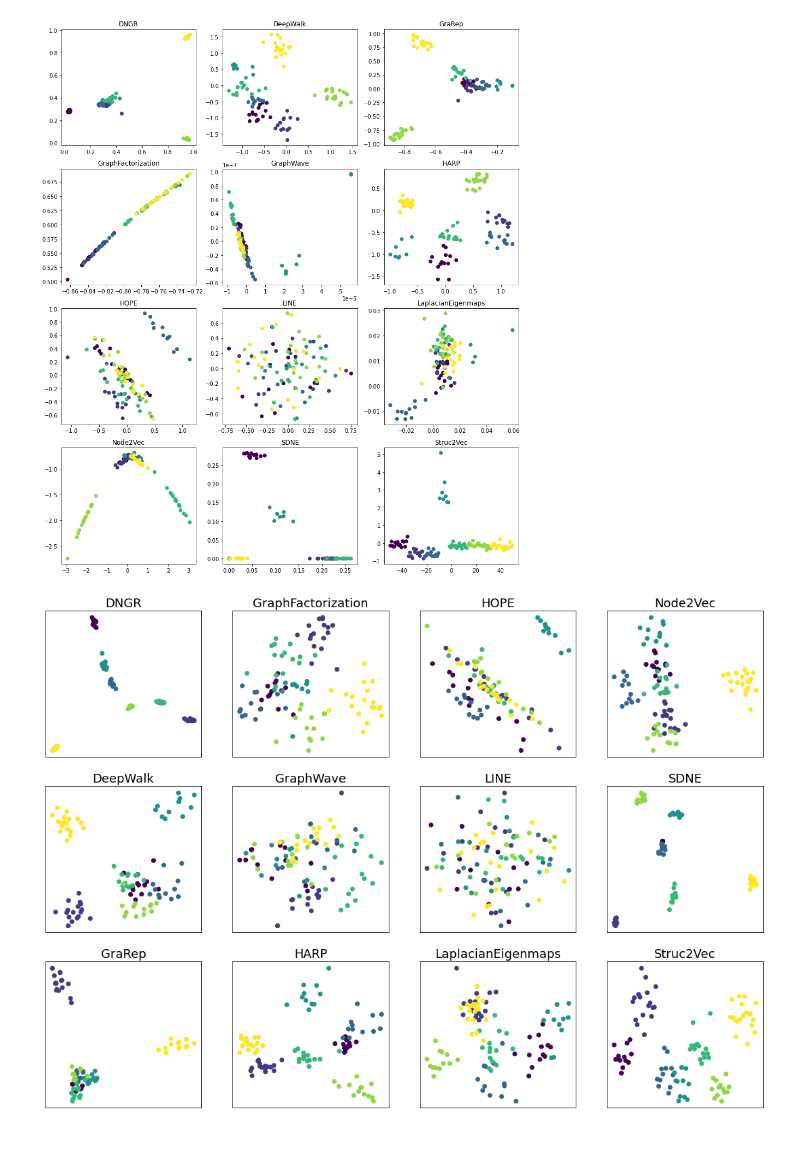
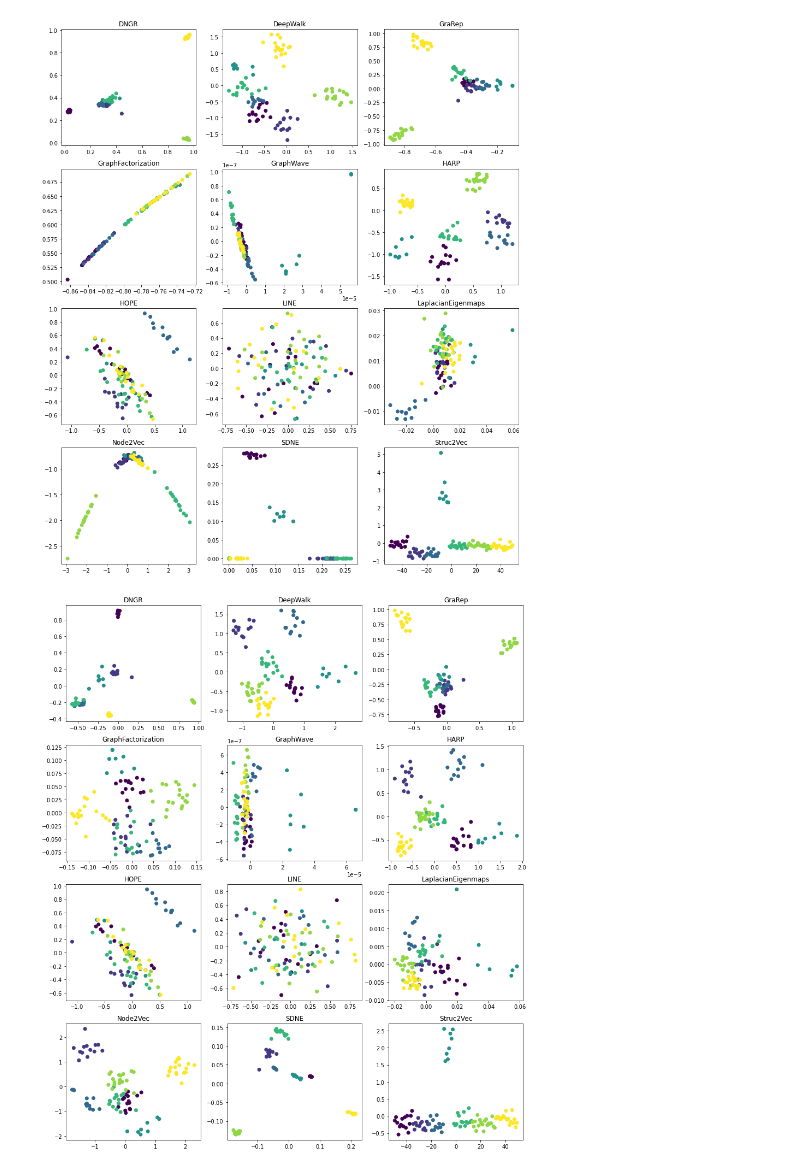
Before and after one commit to lukaszbrzozowski/ReLeGy, a Jupyter notebook: Analysis/SyntheticGraphsAnalysis.ipynb, the cells around one changed output. Cells and saved outputs as stored; diff of their text form; code cells hidden in the pictures; blank space fills up the shorter version.

```diff
--- a/Analysis/SyntheticGraphsAnalysis.ipynb
+++ b/Analysis/SyntheticGraphsAnalysis.ipynb
@@ -19,7 +18,7 @@ import sys
 def get_embedding_methods_iterable():
     return filter(lambda x: x[0][:2] != "__", inspect.getmembers(sys.modules['relegy.embeddings']))
 # %%
-def generate_clusters_graph(n, k, out_density, in_density):
+def generate_clusters_graph(n, k, p):
     partition = np.random.multinomial(n, np.ones(k)/k, size=1)[0]
     labels = np.repeat(np.arange(k), partition)
     G = nx.Graph()
@@ -27,13 +26,14 @@ def generate_clusters_graph(n, k, out_density, in_density):
     for i in partition:
         ng = nx.complete_graph(range(cur_min, cur_min+i))
         G.add_nodes_from(ng)
-        num_edges_left = np.floor(in_density*len(ng.edges)).astype(int)
-        edges_ixs_left = np.random.choice(len(ng.edges), num_edges_left)
-        G.add_edges_from(np.array(ng.edges)[edges_ixs_left, :])
+        G.add_edges_from(ng.edges)
         cur_min += i
+#     perm = np.random.permutation(G.nodes)
+#     labs = dict(enumerate(perm))
+#     G = nx.relabel_nodes(G, labs)
     G1 = nx.complement(G)
     arr = np.arange(len(G1.edges))
-    new_edges_size = np.floor(out_density*len(arr))
+    new_edges_size = np.floor(p*len(arr))
     new_edges = np.random.choice(arr, size=new_edges_size.astype(int))
     G.add_edges_from(np.array(G1.edges)[new_edges,:])
     return G, labels
@@ -182,22 +156,19 @@ rle.GraphWave.fast_embed()
 # %%
-rcParams["figure.figsize"] = 19, 13.5
-fig, axs = plt.subplots(3, 4)
+rcParams["figure.figsize"] = 15, 18
+fig, axs = plt.subplots(4, 3)
 names = list(results_dictionary.keys())
 for i in range(len(names)):
-    ix_x = i % 3
-    ix_y = i // 3
+    ix_x = i // 3
+    ix_y = i % 3
     cur_Z = results_dictionary[names[i]]
     if cur_Z.shape[1] != 2:
         ss = StandardScaler().fit_transform(cur_Z)
         pca_Z = PCA(n_components=2).fit_transform(cur_Z)
         cur_Z = pca_Z
     axs[ix_x, ix_y].scatter(cur_Z[:, 0], cur_Z[:, 1], c=labels)
-    axs[ix_x, ix_y].set_title(names[i], size=18)
-    axs[ix_x, ix_y].set_xticks([])
-    axs[ix_x, ix_y].set_yticks([])
-plt.savefig("../../PCA.png")
+    axs[ix_x, ix_y].set_title(names[i])
 # %% [output]
-[figure, old version]
+[figure, new version]
 # %%
 import relegy.graphs as rlr
 # %%
```
Also changed, not shown: parts of 15 cells of this notebook, 3 other files.
